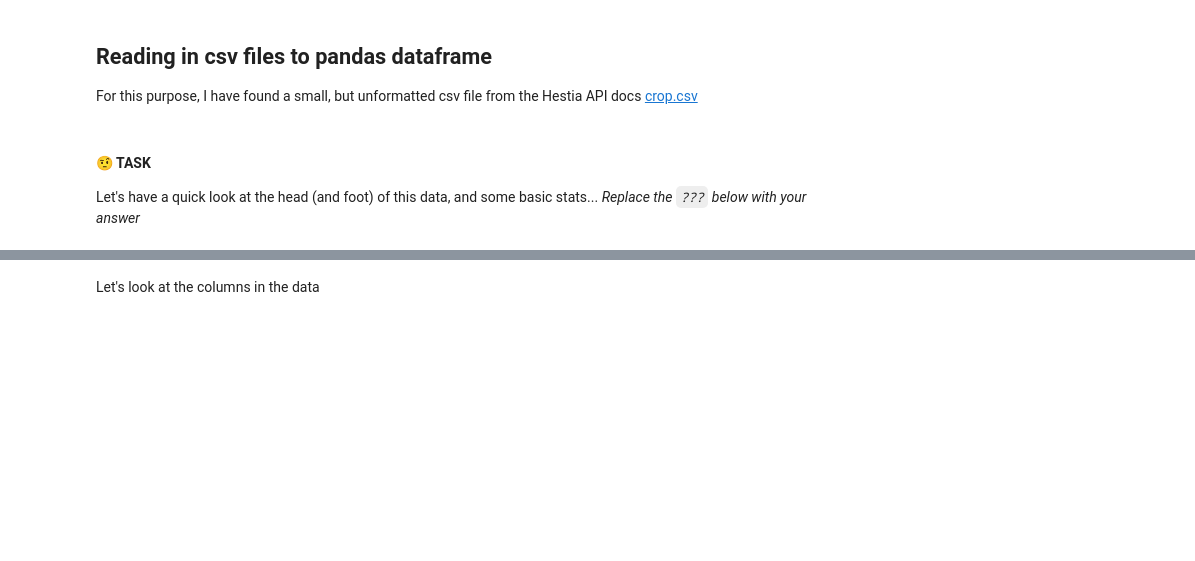
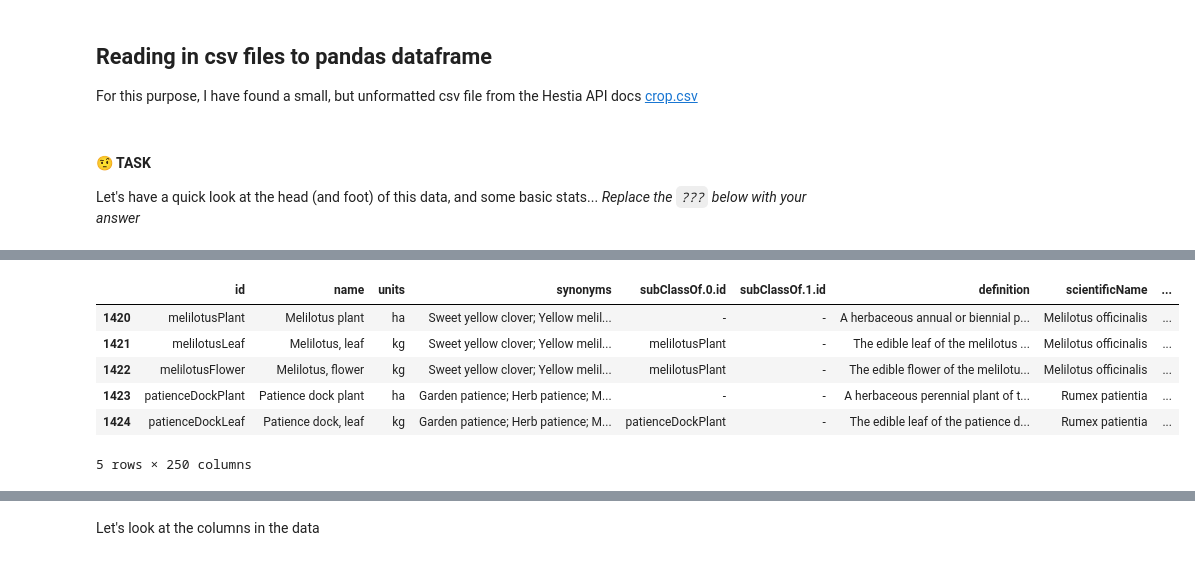
Before and after one commit to benkeel/hestia_python_practicals, a Jupyter notebook: week3/week3_datascience_with_python1.ipynb, the cells around one changed output, grey strips where cells are left out. Saved outputs shown, nothing was run; the diff lists cells and outputs as text; code cells hidden in the pictures; blank space fills up the shorter version.

```diff
--- a/week3/week3_datascience_with_python1.ipynb
+++ b/week3/week3_datascience_with_python1.ipynb
@@ -163,0 +389,10 @@ Let's have a quick look at the head (and foot) of this data, and some basic stat
+# %%
+crop.tail()
+# %% [output]
+|  | id | name | units | synonyms | subClassOf.0.id | subClassOf.1.id | definition | scientificName | ... |
+| 1420 | melilotusPlant | Melilotus plant | ha | Sweet yellow clover; Yellow melil... | - | - | A herbaceous annual or biennial p... | Melilotus officinalis | ... |
+| 1421 | melilotusLeaf | Melilotus, leaf | kg | Sweet yellow clover; Yellow melil... | melilotusPlant | - | The edible leaf of the melilotus ... | Melilotus officinalis | ... |
+| 1422 | melilotusFlower | Melilotus, flower | kg | Sweet yellow clover; Yellow melil... | melilotusPlant | - | The edible flower of the melilotu... | Melilotus officinalis | ... |
+| 1423 | patienceDockPlant | Patience dock plant | ha | Garden patience; Herb patience; M... | - | - | A herbaceous perennial plant of t... | Rumex patientia | ... |
+| 1424 | patienceDockLeaf | Patience dock, leaf | kg | Garden patience; Herb patience; M... | patienceDockPlant | - | The edible leaf of the patience d... | Rumex patientia | ... |
+5 rows × 250 columns
```
Also changed, not shown: parts of 43 cells of this notebook, 2 other files.
